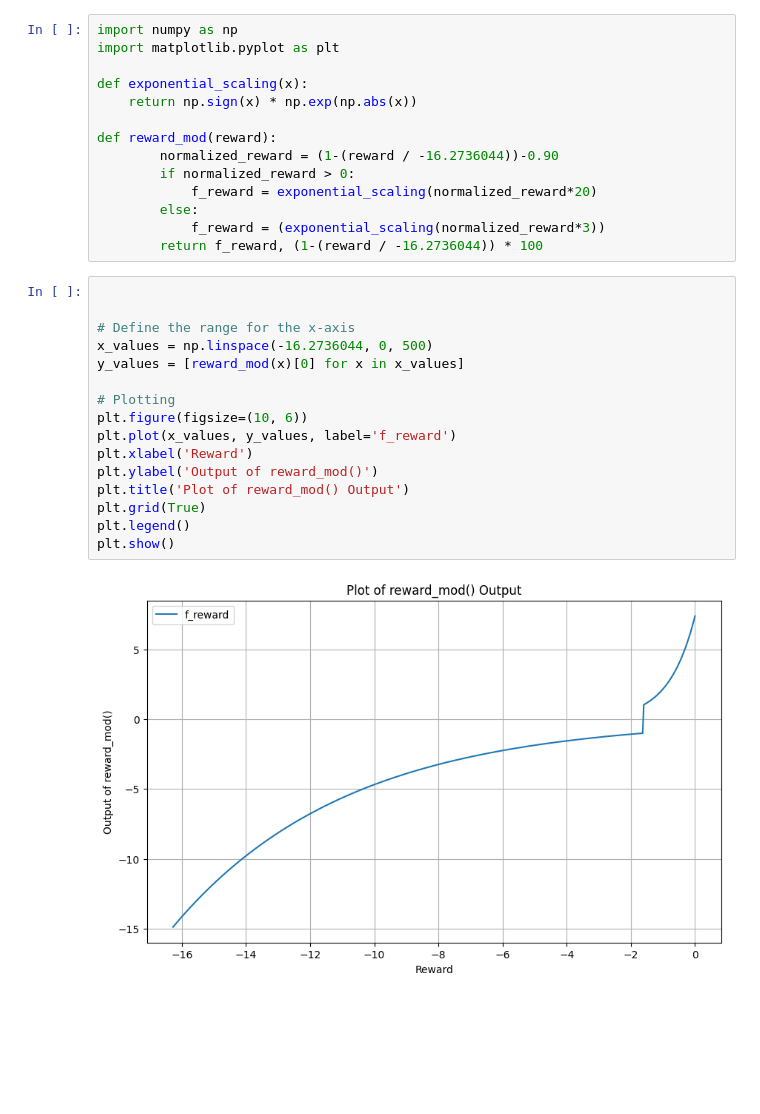
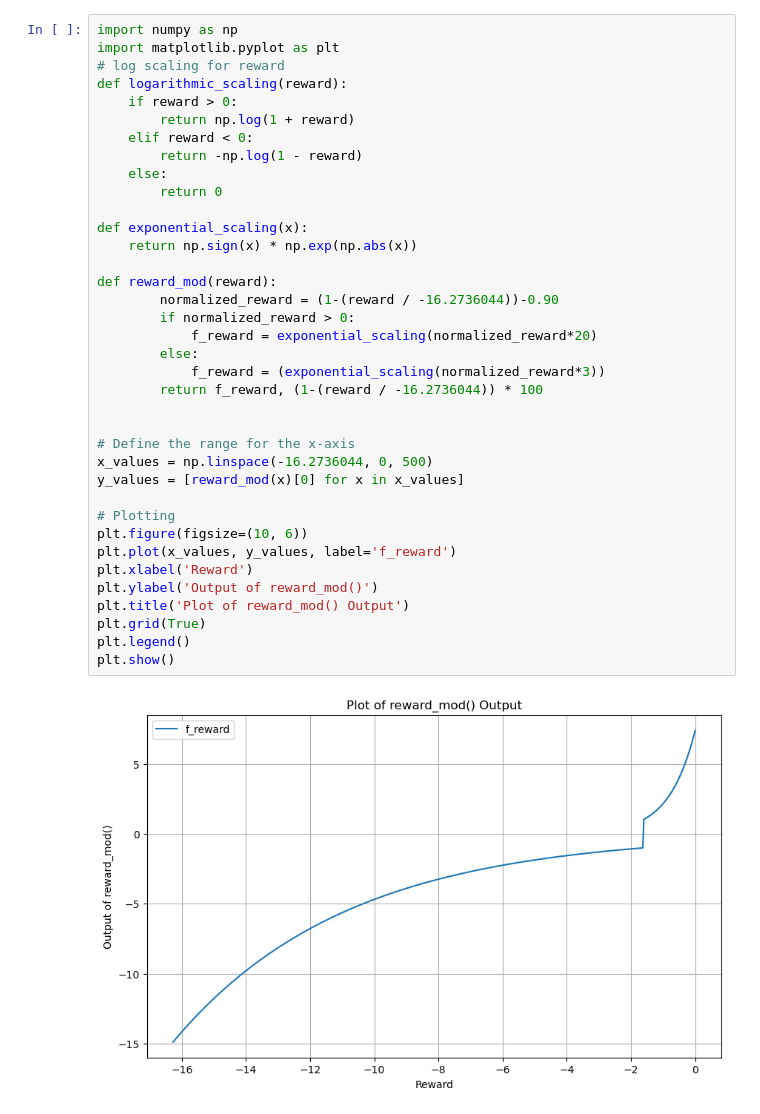
Before and after one commit to zacharylyj/Gymnasium_Pendulum_v1, a Jupyter notebook: DQN/DQN.ipynb, the cells around one changed output. Drawn from its saved outputs; the diff is of its cells as text; blank space fills up the shorter version.

```diff
--- a/DQN/DQN.ipynb
+++ b/DQN/DQN.ipynb
@@ -1,35 +1,42 @@
 # %%
 import numpy as np
 import matplotlib.pyplot as plt
+# log scaling for reward
+def logarithmic_scaling(reward):
+    if reward > 0:
+        return np.log(1 + reward)
+    elif reward < 0:
+        return -np.log(1 - reward)
+    else:
+        return 0
 
 def exponential_scaling(x):
     return np.sign(x) * np.exp(np.abs(x))
 
 def reward_mod(reward):
         normalized_reward = (1-(reward / -16.2736044))-0.90
         if normalized_reward > 0:
             f_reward = exponential_scaling(normalized_reward*20)
         else:
             f_reward = (exponential_scaling(normalized_reward*3))
         return f_reward, (1-(reward / -16.2736044)) * 100
+
+
+# Define the range for the x-axis
+x_values = np.linspace(-16.2736044, 0, 500)
+y_values = [reward_mod(x)[0] for x in x_values]
+
+# Plotting
+plt.figure(figsize=(10, 6))
+plt.plot(x_values, y_values, label='f_reward')
+plt.xlabel('Reward')
+plt.ylabel('Output of reward_mod()')
+plt.title('Plot of reward_mod() Output')
+plt.grid(True)
+plt.legend()
+plt.show()
+# %% [output]
+[figure, added]
-# %%
-
-
-# Define the range for the x-axis
-x_values = np.linspace(-16.2736044, 0, 500)
-y_values = [reward_mod(x)[0] for x in x_values]
-
-# Plotting
-plt.figure(figsize=(10, 6))
-plt.plot(x_values, y_values, label='f_reward')
-plt.xlabel('Reward')
-plt.ylabel('Output of reward_mod()')
-plt.title('Plot of reward_mod() Output')
-plt.grid(True)
-plt.legend()
-plt.show()
-# %% [output]
-[figure, removed]
 # %%
 import numpy as np
 import matplotlib.pyplot as plt
```
Also changed, not shown: parts of 3 cells of this notebook, 5 other files.
